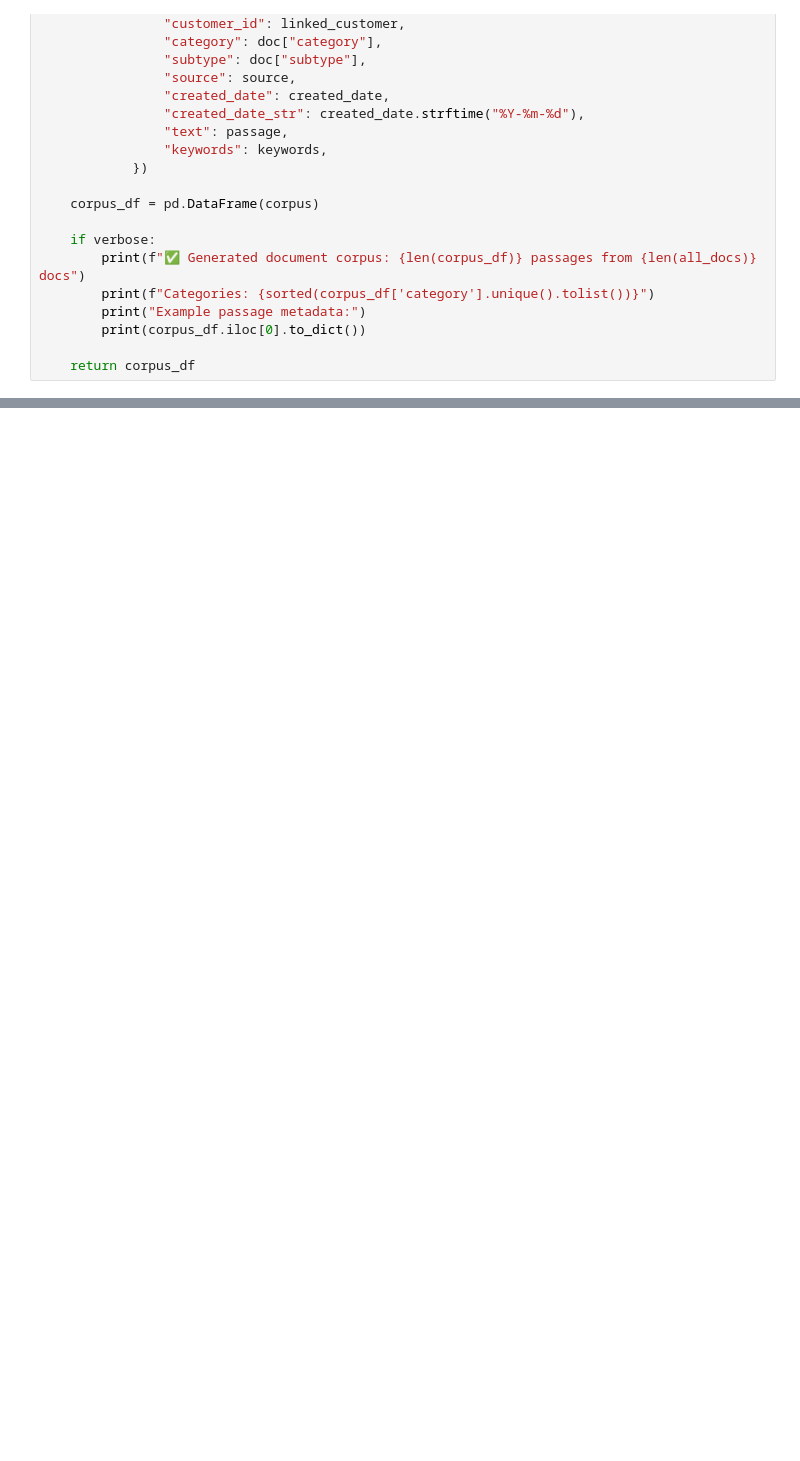
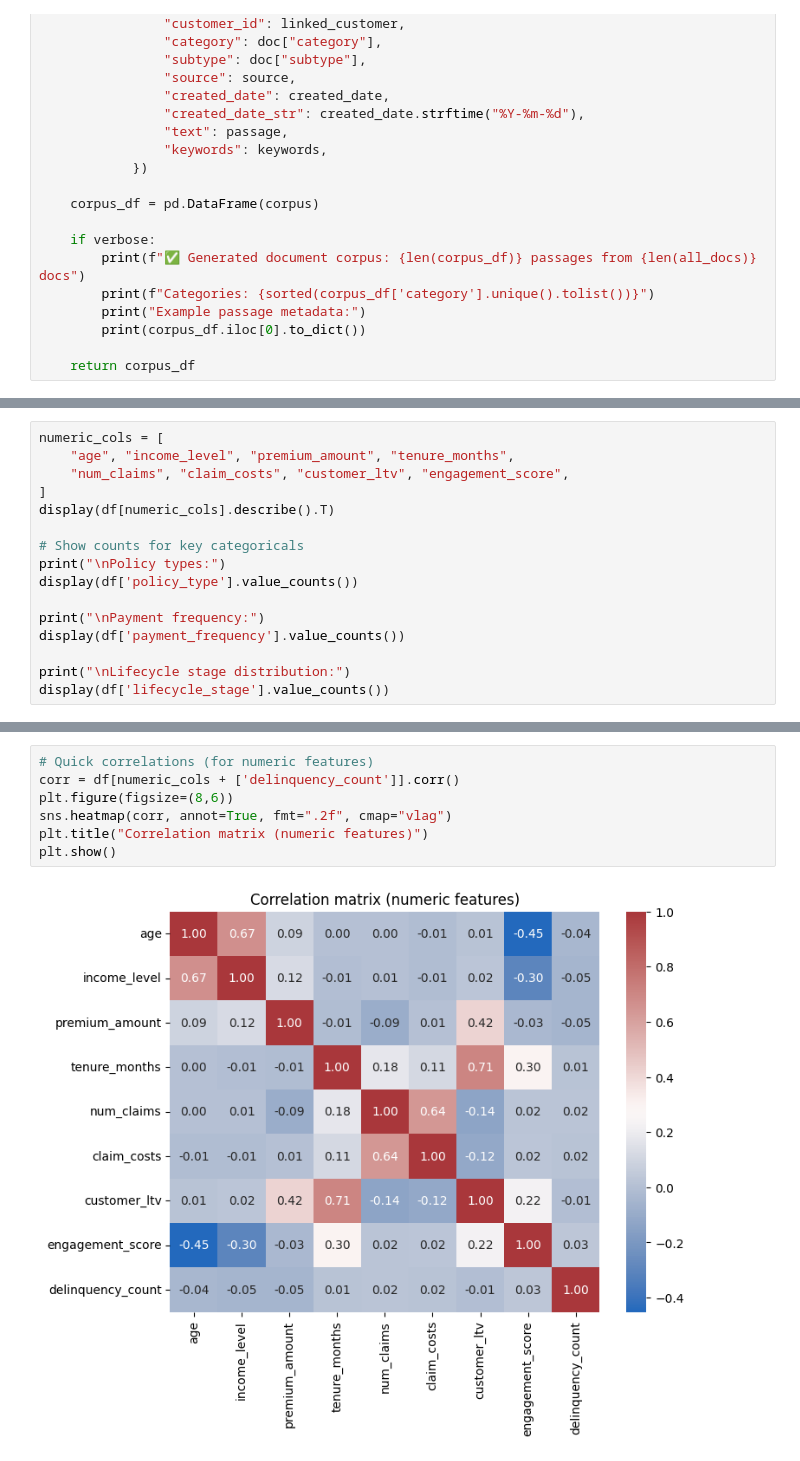
Before and after one commit to ghsaberr/agentic-customer-segmentation, a Jupyter notebook: agentic-customer-segmentation.ipynb, the cells around one changed output, grey strips where cells are left out. Saved outputs shown, nothing was run; the diff lists cells and outputs as text; blank space fills up the shorter version.

```diff
--- a/agentic-customer-segmentation.ipynb
+++ b/agentic-customer-segmentation.ipynb
@@ -512,0 +572,16 @@ def generate_document_corpus_v2(
+# %%
+numeric_cols = [
+    "age", "income_level", "premium_amount", "tenure_months",
+    "num_claims", "claim_costs", "customer_ltv", "engagement_score",
+]
+display(df[numeric_cols].describe().T)
+
+# Show counts for key categoricals
+print("\nPolicy types:")
+display(df['policy_type'].value_counts())
+
+print("\nPayment frequency:")
+display(df['payment_frequency'].value_counts())
+
+print("\nLifecycle stage distribution:")
+display(df['lifecycle_stage'].value_counts())
@@ -512,0 +669,9 @@ def generate_document_corpus_v2(
+# %%
+# Quick correlations (for numeric features)
+corr = df[numeric_cols + ['delinquency_count']].corr()
+plt.figure(figsize=(8,6))
+sns.heatmap(corr, annot=True, fmt=".2f", cmap="vlag")
+plt.title("Correlation matrix (numeric features)")
+plt.show()
+# %% [output]
+[figure, added]
```
Also changed, not shown: parts of 9 cells of this notebook, 2 other files.
